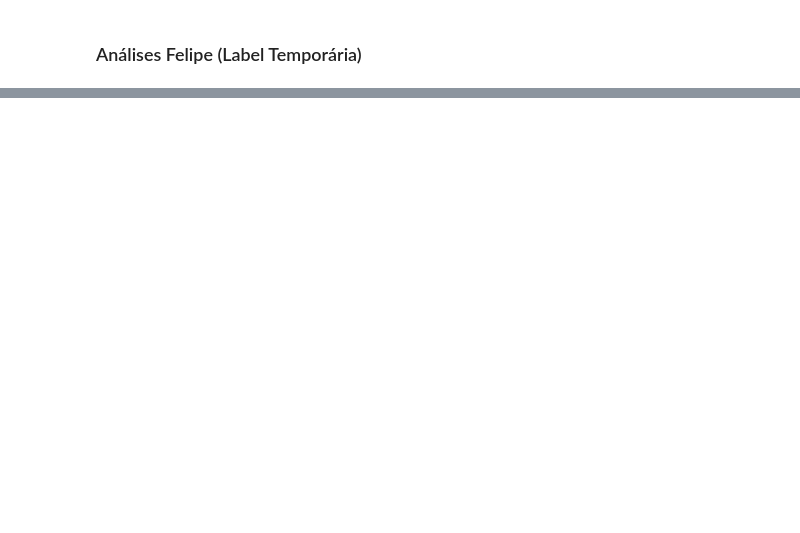
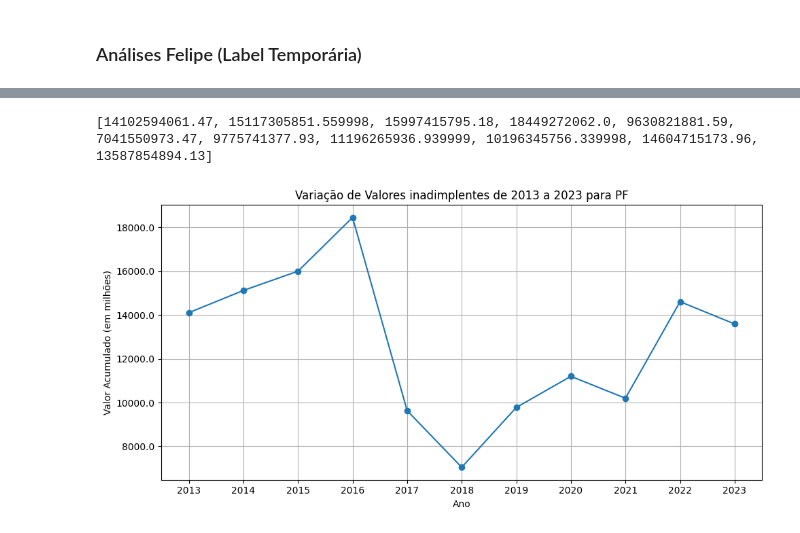
Before and after one commit to AutoProvision/market-analysis.notebook, a Jupyter notebook: analysis_pf.ipynb, the cells around one changed output, grey strips where cells are left out. Drawn from its saved outputs; the diff is of its cells as text; code cells hidden in the pictures; blank space fills up the shorter version.

```diff
--- a/analysis_pf.ipynb
+++ b/analysis_pf.ipynb
@@ -253,2 +251,5 @@ print(df_grouped)
 # %% [markdown]
 ### Análises Felipe (Label Temporária)
+# %%
+df = df[df['dt_data_base'] > pd.to_datetime('2013-01-01')]
+df = df[df['dt_data_base'] < pd.to_datetime('2023-12-01')]
@@ -254,0 +273,45 @@ print(df_grouped)
+# %%
+import pandas as pd
+
+df['dt_data_base'] = pd.to_datetime(df['dt_data_base'])
+df['Ano'] = df['dt_data_base'].dt.year
+
+resultados = []
+anos = ['2013', '2014', '2015', '2016', '2017', '2018', '2019', '2020', '2021', '2022', '2023']
+
+for ano in anos:
+    df_ano_especifico = df[df['Ano'].astype(str) == ano]
+    valor_acumulado = df_ano_especifico['vl_carteira_inadimplida_arrastada'].sum()
+    resultados.append(valor_acumulado)
+
+print(resultados)
+# %% [output]
+[14102594061.47, 15117305851.559998, 15997415795.18, 18449272062.0, 9630821881.59, 7041550973.47, 9775741377.93, 11196265936.939999, 10196345756.339998, 14604715173.96, 13587854894.13]
+# %%
+import matplotlib.pyplot as plt
+from matplotlib.ticker import FuncFormatter
+
+
+anos = ['2013', '2014', '2015', '2016', '2017', '2018', '2019', '2020', '2021', '2022', '2023']
+
+plt.figure(figsize=(10, 5))
+plt.plot(anos, resultados, marker='o')
+
+def millions(x, pos):
+    return f'{x * 1e-6:.1f}'
+
+# Configurar o gráfico
+plt.title('Variação de Valores inadimplentes de 2013 a 2023 para PF')
+plt.xlabel('Ano')
+plt.ylabel('Valor Acumulado (em milhões)')
+plt.grid(True)
+plt.xticks(anos)
+
+# Aplicar a formatação ao eixo Y
+plt.gca().yaxis.set_major_formatter(FuncFormatter(millions))
+
+# Mostrar o gráfico
+plt.tight_layout()
+plt.show()
+# %% [output]
+[figure, added]
```
Also changed, not shown: parts of 11 cells of this notebook, 1 other file.
